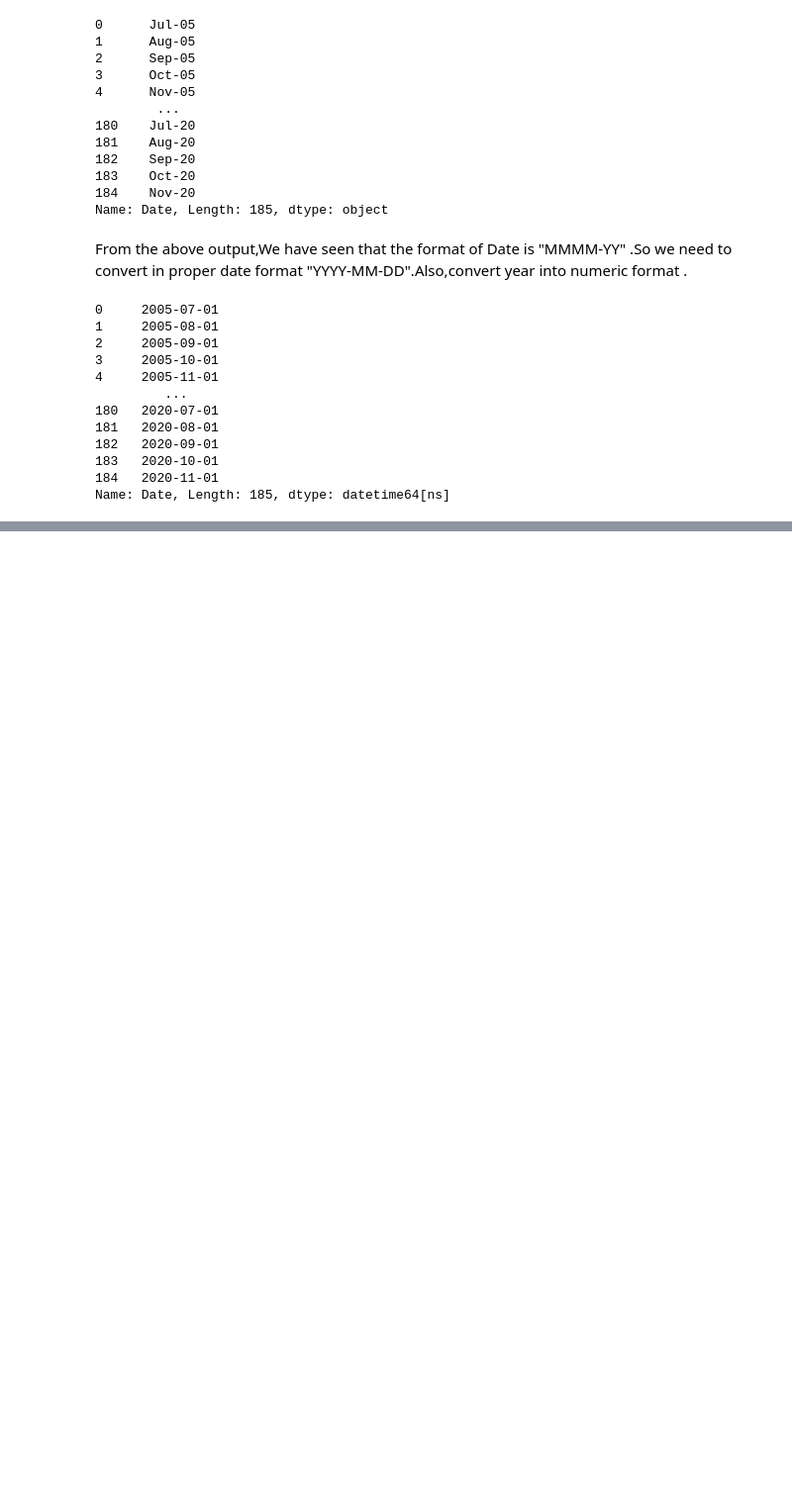
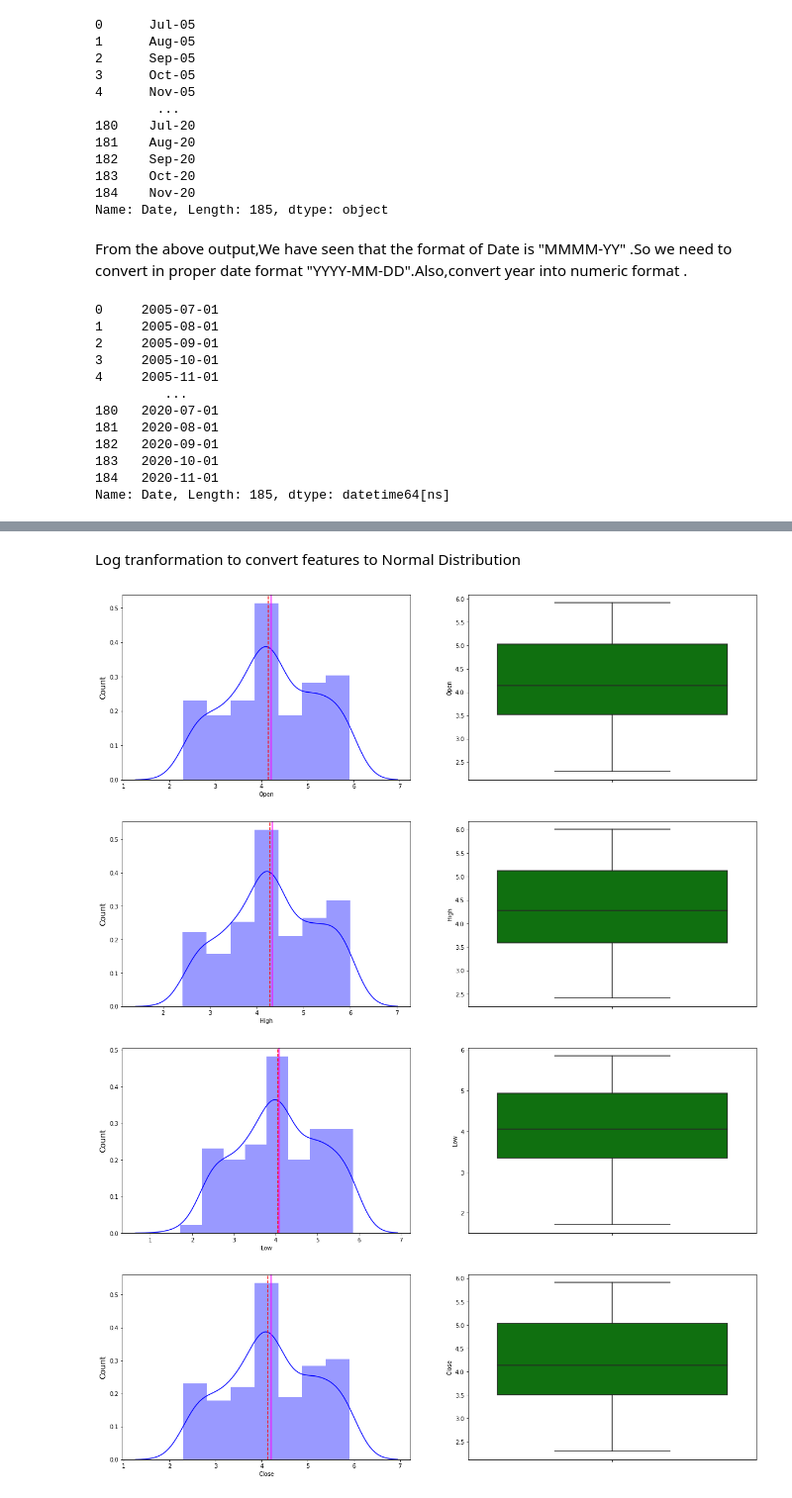
Before and after one commit to Shashankshekharpandey/Stock-closing-price-prediction, a Jupyter notebook: yes_bank_stock_closing_price_prediction.ipynb, the cells around one changed output, grey strips where cells are left out. Shown: that part at 99% size. Cells and saved outputs as stored; diff of their text form; code cells hidden in the pictures; blank space fills up the shorter version.

```diff
--- a/yes_bank_stock_closing_price_prediction.ipynb
+++ b/yes_bank_stock_closing_price_prediction.ipynb
@@ -158,0 +254,33 @@ Name: Date, Length: 185, dtype: datetime64[ns]
+# %% [markdown]
+Log tranformation to convert features to Normal Distribution
+# %%
+# log tranformation to convert a column to normal distribution
+
+for col in numeric_features:
+    plt.figure(figsize=(20, 6))
+    plt.subplot(1, 2, 1)
+
+# np.log() is a method in numpy library to convert our dataset values into log transformation to get a normal distribution curve
+
+    feature_to_log = np.log(stock_price_df[col])  # assign log tranformation value into a variable
+    sns.distplot(feature_to_log, color="blue")
+
+# The Axes. axvline() function in axes module of matplotlib library is used to add a vertical line across the axis.
+# It will show where the "mean" and "median" lie for each plot
+
+    plt.ylabel("Count", size=14)
+    plt.axvline(feature_to_log.mean(),color='magenta',linewidth=1.5)
+    plt.axvline(feature_to_log.median(),color='red',linestyle="dashed",linewidth=1.5)
+
+# create boxplot to see if there is any outliers in any column or not
+# use subplot() function of matplotlib to create boxplot in this figure itself
+
+    plt.subplot(1, 2, 2)
+    sns.boxplot(y=feature_to_log, color="green")
+
+plt.show()
+# %% [output]
+[figure, added]
+[figure, added]
+[figure, added]
+[figure, added]
```
Also changed, not shown: parts of 12 cells of this notebook.
